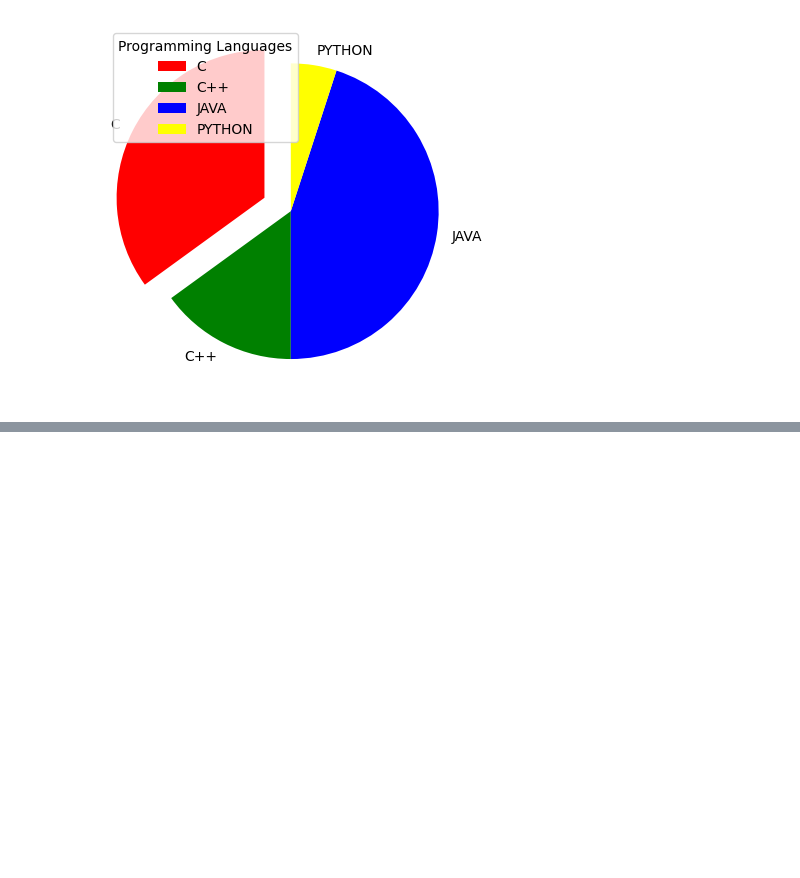
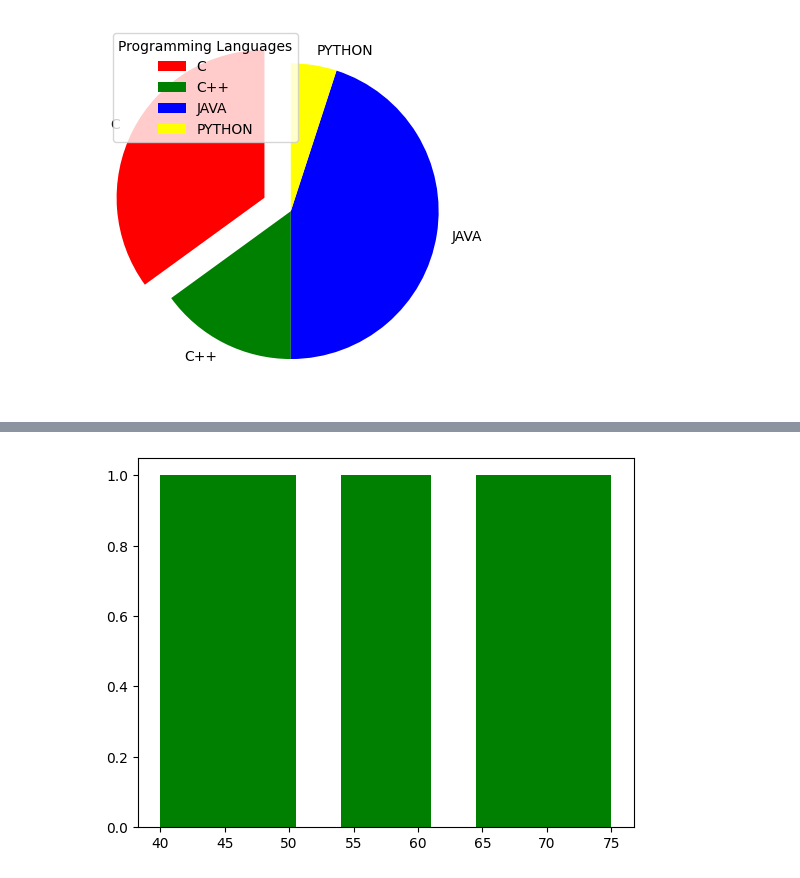
Before and after one commit to saidevaharsha07-art/AI-ML-Internship-Journey, a Jupyter notebook: 04-Matplotlib/matplotlib.ipynb, the cells around one changed output, grey strips where cells are left out. Cells and saved outputs as stored; diff of their text form; code cells hidden in the pictures; blank space fills up the shorter version.

```diff
--- a/04-Matplotlib/matplotlib.ipynb
+++ b/04-Matplotlib/matplotlib.ipynb
@@ -411,0 +437,7 @@ plt.show()
+# %%
+#color
+#Changes histogram color.
+plt.hist(marks, color = "green")
+plt.show()
+# %% [output]
+[figure, added]
```
Also changed, not shown: parts of 16 cells of this notebook.
